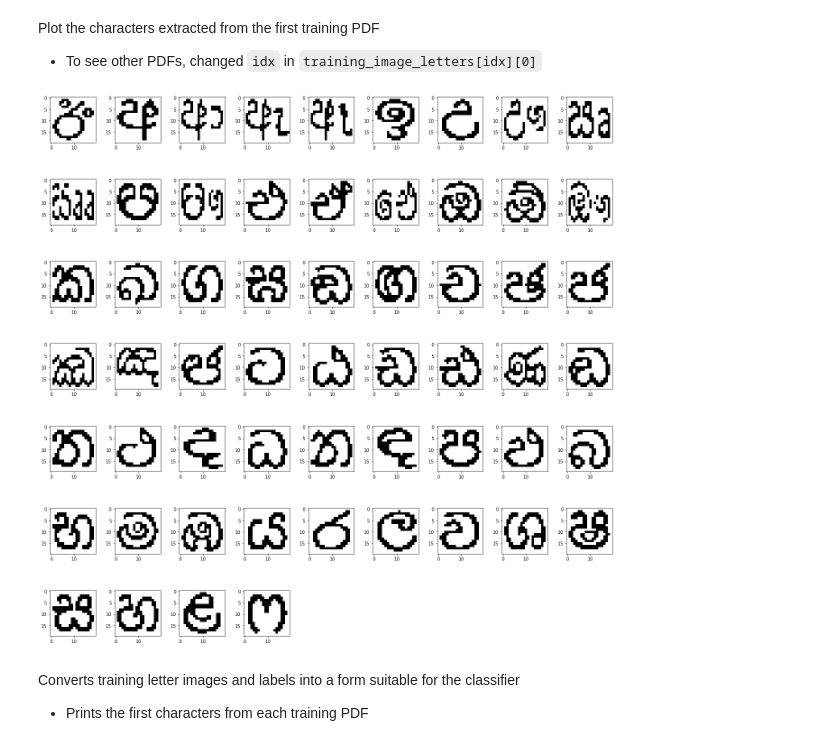
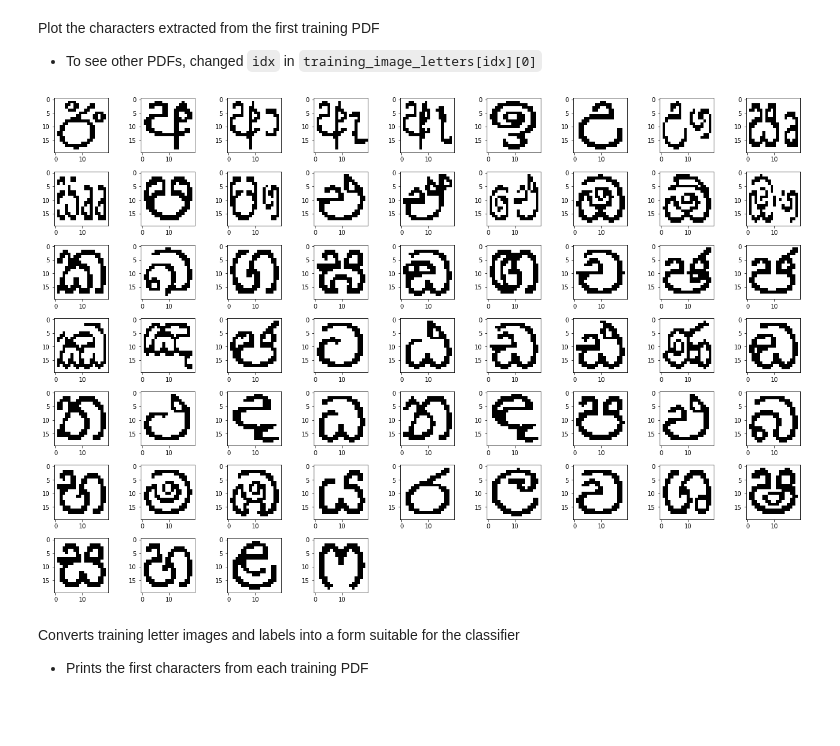
Before and after one commit to TomMakesThings/Sinhala-Optical-Character-Recognition, a Jupyter notebook: SinhalaOCR.ipynb, the cells around one changed output. Drawn from its saved outputs; the diff is of its cells as text; code cells hidden in the pictures; blank space fills up the shorter version.

```diff
--- a/SinhalaOCR.ipynb
+++ b/SinhalaOCR.ipynb
@@ -410,9 +414,9 @@ Plot the characters extracted from the first training PDF
 # %%
 fig = plotLetters(letter_images = training_image_letters[0][0],
                   n_cols = 9,
-                  fig_size = (18, 18))
+                  fig_size = (18, 12))
 # %% [output]
-[figure, old version]
+[figure, new version]
 # %% [markdown]
 Converts training letter images and labels into a form suitable for the classifier
 * Prints the first characters from each training PDF
```
Also changed, not shown: parts of 7 cells of this notebook.
